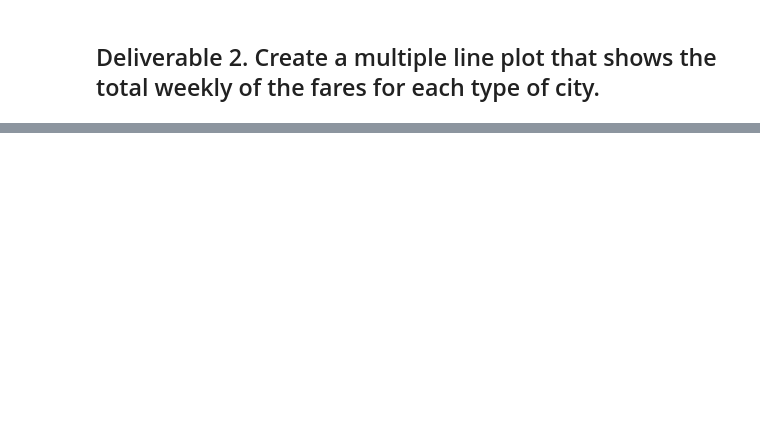
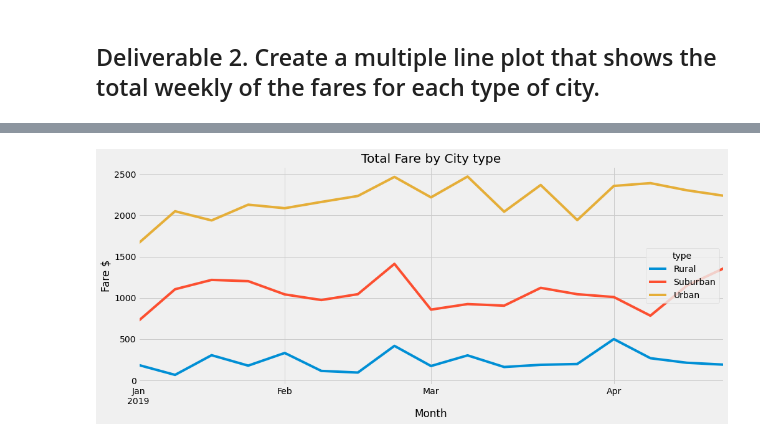
Before and after one commit to KJRE54/PyBer_Analysis, a Jupyter notebook: PyBer_Challenge.ipynb, the cells around one changed output, grey strips where cells are left out. Drawn from its saved outputs; the diff is of its cells as text; code cells hidden in the pictures; blank space fills up the shorter version.

```diff
--- a/PyBer_Challenge.ipynb
+++ b/PyBer_Challenge.ipynb
@@ -133,3 +153,5 @@ Pyber_summary_df
 # %%
 # 4. Create a pivot table with the 'date' as the index, the columns ='type', and values='fare'
 # to get the total fares for each type of city by the date.
+sum_of_the_fare_by_type_pivot = sum_of_the_fare_by_type.pivot(index='date', columns='type', values='fare')
+sum_of_the_fare_by_type_pivot.head()
@@ -136,2 +166,5 @@ Pyber_summary_df
 # %%
 # 5. Create a new DataFrame from the pivot table DataFrame using loc on the given dates, '2019-01-01':'2019-04-29'.
+
+fares_jan_apr = sum_of_the_fare_by_type_pivot.loc['2019-01-01':'2019-04-29']
+fares_jan_apr.head()
@@ -138,3 +179,5 @@ Pyber_summary_df
 # %%
 # 6. Set the "date" index to datetime datatype. This is necessary to use the resample() method in Step 8.
 # df.index = pd.to_datetime(df.index)
+fares_jan_apr.index = pd.to_datetime(fares_jan_apr.index)
+fares_jan_apr
@@ -143,2 +213,4 @@ Pyber_summary_df
 # %%
 # 8. Create a new DataFrame using the "resample()" function by week 'W' and get the sum of the fares for each week.
+weekly_fares = fares_jan_apr.resample('W').sum()
+weekly_fares.head(10)
@@ -145,7 +230,17 @@ Pyber_summary_df
 # %%
 # 8. Using the object-oriented interface method, plot the resample DataFrame using the df.plot() function.
 
 # Import the style from Matplotlib.
 from matplotlib import style
 # Use the graph style fivethirtyeight.
 style.use('fivethirtyeight')
+
+ax = weekly_fares.plot(figsize=(15,6))
+ax.set_title("Total Fare by City type")
+
+ax.set_xlabel("Month")
+ax.set_ylabel("Fare $")
+plt.savefig("fare_summary.png")
+plt.show()
+# %% [output]
+[figure, added]
```
Also changed, not shown: parts of 17 cells of this notebook.
